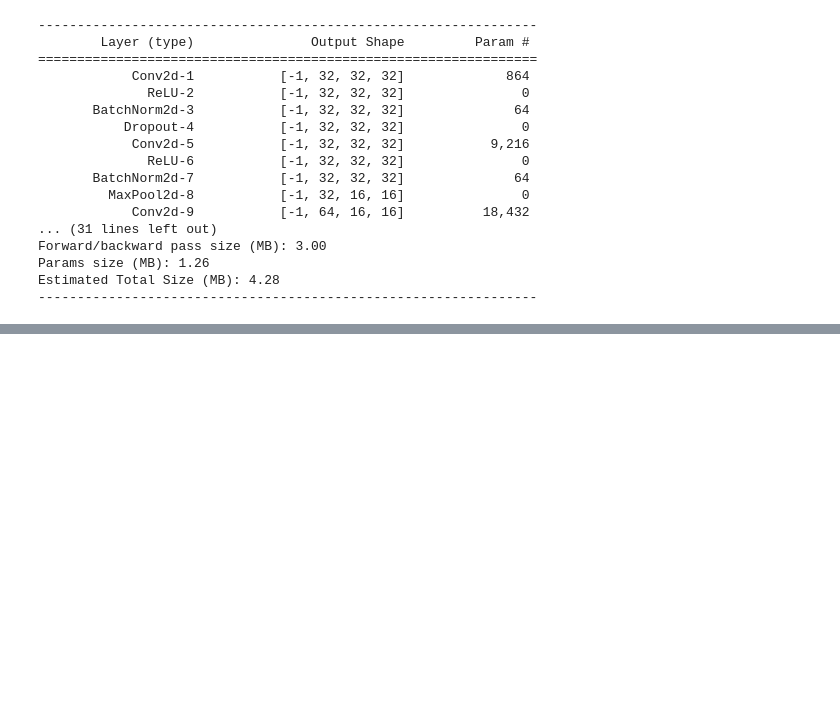
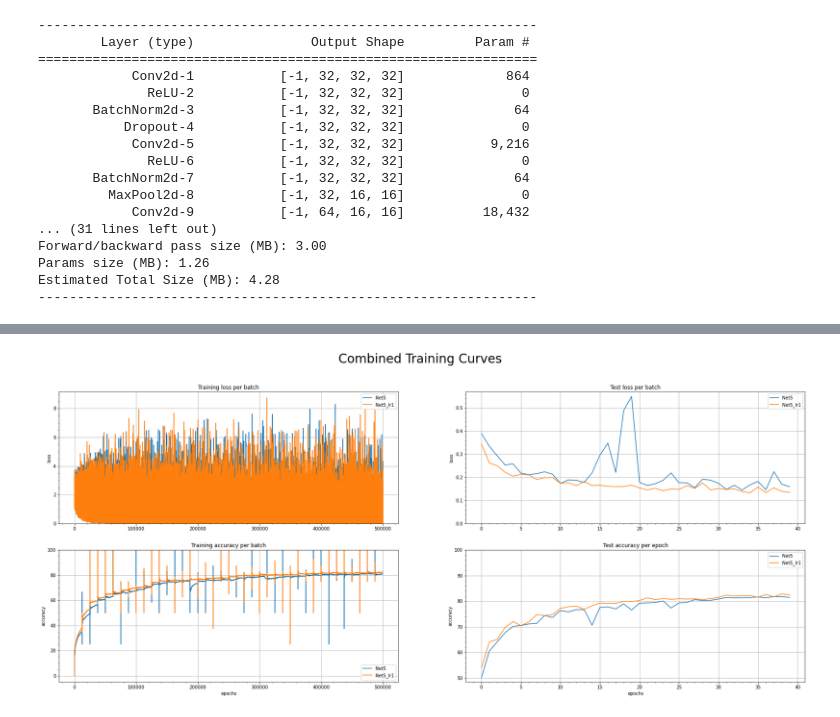
Before and after one commit to vvshankar78/DeepLearning, a Jupyter notebook: Extensive VisionAI-EVA6/week7/late_submission/Session7_late1.ipynb, the cells around one changed output, grey strips where cells are left out. Cells and saved outputs as stored; diff of their text form; code cells hidden in the pictures; blank space fills up the shorter version.

Commit message:
update in model, added net1 in model.py

```diff
--- a/Extensive VisionAI-EVA6/week7/late_submission/Session7_late1.ipynb
+++ b/Extensive VisionAI-EVA6/week7/late_submission/Session7_late1.ipynb
@@ -250,0 +254,38 @@ learning rate 0.01
+# %%
+# Input parameters for the model
+EPOCHS = 40
+l1_decay=0.000
+l2_decay=0.0
+#norm_type = "BN"
+#num_groups=2
+#input_img_size=(1, 28, 28)
+
+
+# Run model for first 20 epochs with high rate, and half it thereafter
+model = Net(args).to(device)
+criterion = nn.CrossEntropyLoss()
+optimizer = optim.SGD(model.parameters(), lr=0.01, momentum=0.9)
+scheduler = StepLR(optimizer, step_size=10, gamma=0.5)
+
+# run_model(model, optimizer, scheduler, EPOCHS, l1=0.0, l2=0.0)
+
+train_loss_list = []
+train_accuracy_list = []
+test_loss_list = []
+test_accuracy_list = []
+misclassified_imgs = []
+for epoch in range(EPOCHS):
+    print("EPOCH:", epoch+1)
+    train_loss_list, train_accuracy_list = train(model, device, train_loader, criterion, optimizer, epoch, l1_decay, l2_decay, train_loss_list, train_accuracy_list)
+    print("\nlearning rate", optimizer.param_groups[0]['lr'])
+    scheduler.step()
+    # test(model1, device, test_loader, test_losses, test_acc, misclassified_imgs, epoch==EPOCHS-1)
+    test_loss_list, test_accuracy_list, misclassified_imgs = test(model, device, test_loader, criterion, classes, test_loss_list, test_accuracy_list, misclassified_imgs, epoch==EPOCHS-1)
+
+name = 'Net5_lr1'
+history[name] = {}
+history[name]['train_loss'] = train_loss_list
+history[name]['train_accuracy'] = train_accuracy_list
+history[name]['test_loss'] = test_loss_list
+history[name]['test_accuracy'] = test_accuracy_list
+history[name]['misclassified_imgs'] = misclassified_imgs
@@ -250,0 +328,4 @@ learning rate 0.01
+# %%
+training_curves(history)
+# %% [output]
+[figure, added]
```
Also changed, not shown: parts of 10 cells of this notebook, 2 other files.
